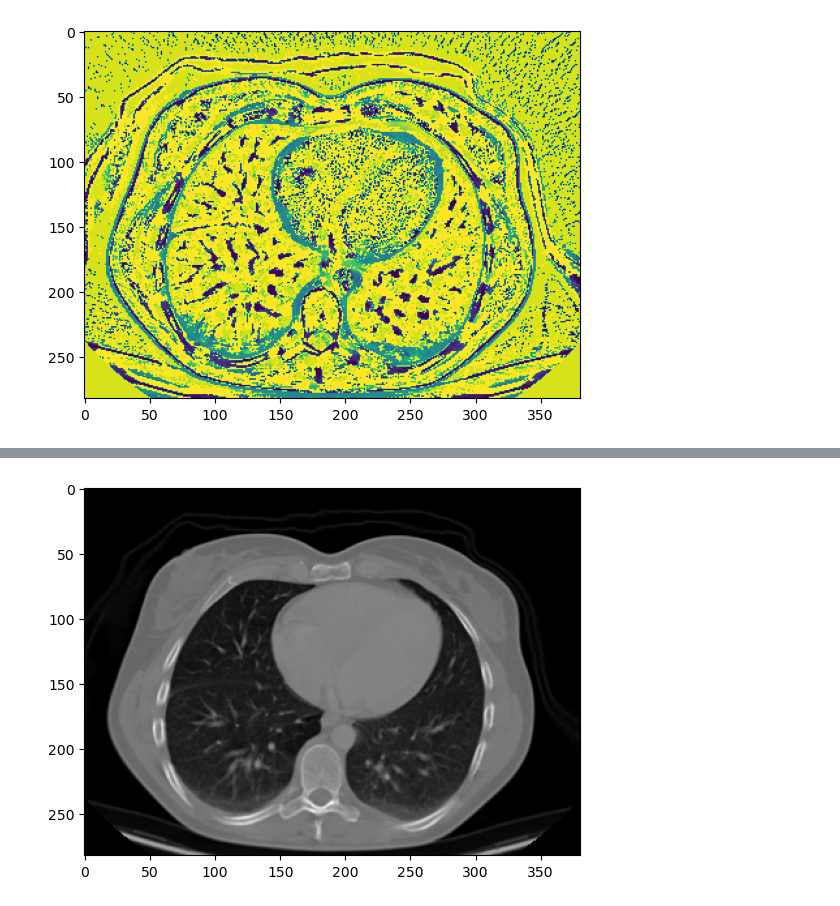
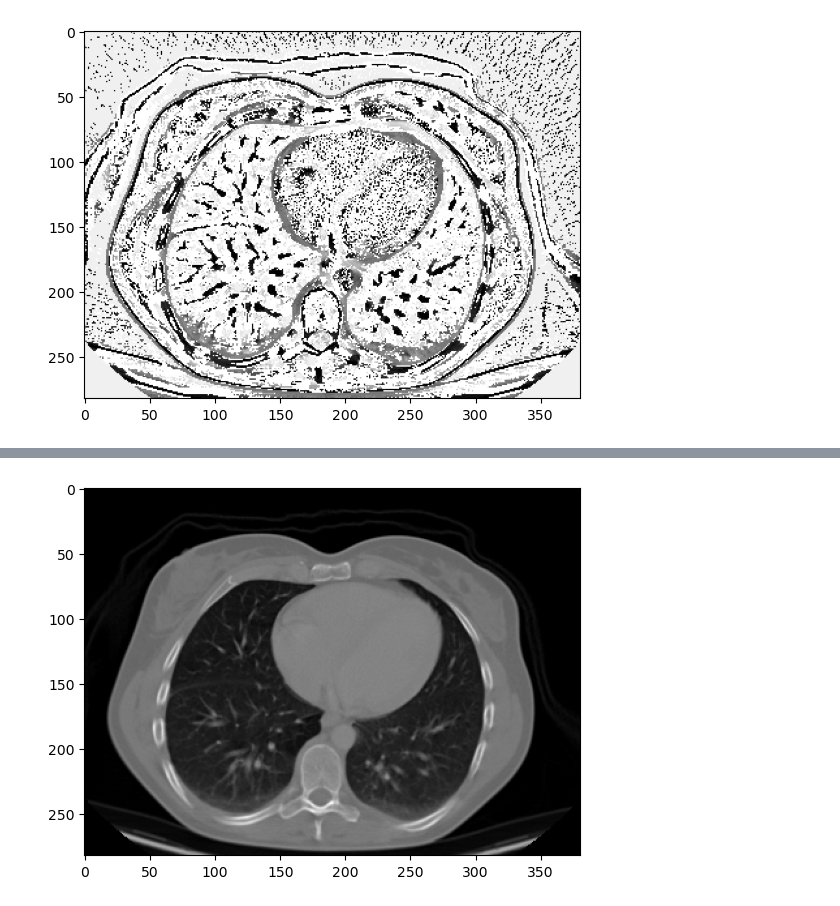
Before and after one commit to saeedabdollahi1994/Lung_Cancer_parallel-CNN-models, a Jupyter notebook: LungCancer.ipynb, the cells around one changed output, grey strips where cells are left out. Saved outputs shown, nothing was run; the diff lists cells and outputs as text; code cells hidden in the pictures.

```diff
--- a/LungCancer.ipynb
+++ b/LungCancer.ipynb
@@ -24,9 +25,9 @@ image1 = cv2.imread('E:/Datasets/Chest CT-Scan images Dataset/Data/test/cancer/0
 image_gray1 = cv2.cvtColor(image1, cv2.COLOR_BGR2GRAY)
 lbp_c = local_binary_pattern(image_gray1, 16,8, 'uniform')
 # %%
-plt.imshow(lbp_c)
+plt.imshow(lbp_c,cmap='gray')
 plt.show()
 # %% [output]
-[figure, old version]
+[figure, new version]
 # %%
 type(image1)
```
Also changed, not shown: parts of 14 cells of this notebook.
